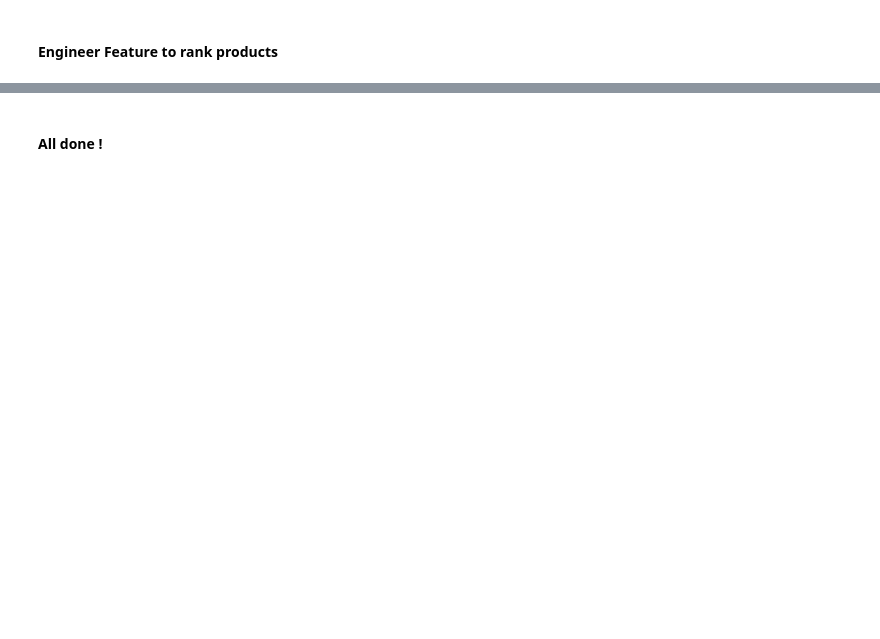
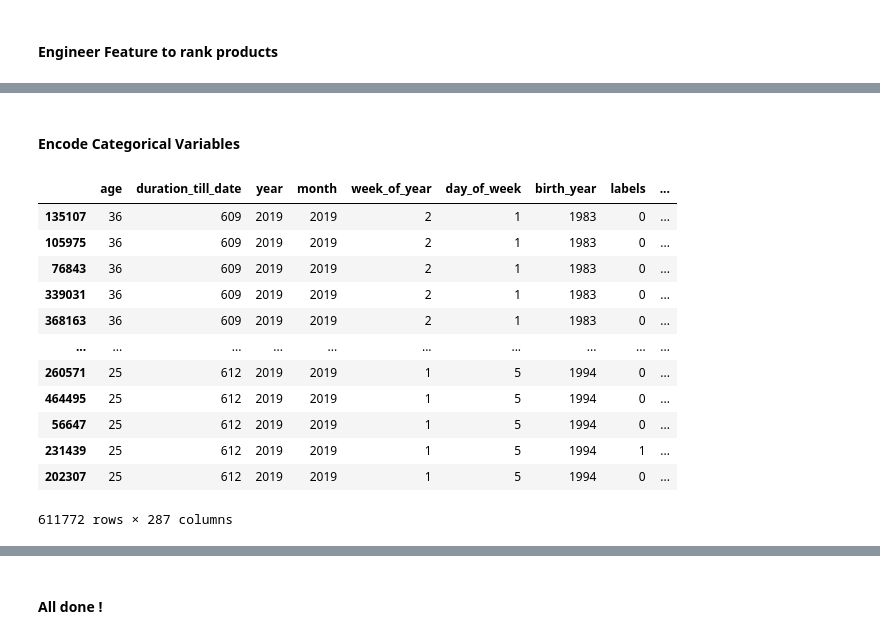
Before and after one commit to Patrick5455/Zimnat-Insurance-Challenge, a Jupyter notebook: modelling_notebook_colab.ipynb, the cells around one changed output, grey strips where cells are left out. Saved outputs shown, nothing was run; the diff lists cells and outputs as text; code cells hidden in the pictures; blank space fills up the shorter version.

```diff
--- a/modelling_notebook_colab.ipynb
+++ b/modelling_notebook_colab.ipynb
@@ -163,0 +162,11 @@ def val_counts(df, columns=[]):
+# %%
+def encode_cat(df:pd.DataFrame, cols_to_drop:list=[]) -> pd.DataFrame:
+  if len(cols_to_drop) > 0:
+    df = df.drop(cols_to_drop, axis=1)
+  obj_columns = df.select_dtypes(include='object').columns
+  for col in obj_columns:
+    if len(df[col].value_counts()) == 2:
+     df = pd.get_dummies(data=df, columns=[col], drop_first=True)
+    else:
+      df = pd.get_dummies(data=df, columns=[col])
+  return df
@@ -726,0 +740,20 @@ test_set_penalize
+# %% [markdown]
+#### Encode Categorical Variables
+# %%
+train_no_penalize_encode = encode_cat(train_set_no_penalize, cols_to_drop=['ID', 'ID X PCODE'])
+# %%
+train_no_penalize_encode
+# %% [output]
+|  | age | duration_till_date | year | month | week_of_year | day_of_week | birth_year | labels | ... |
+| 135107 | 36 | 609 | 2019 | 2019 | 2 | 1 | 1983 | 0 | ... |
+| 105975 | 36 | 609 | 2019 | 2019 | 2 | 1 | 1983 | 0 | ... |
+| 76843 | 36 | 609 | 2019 | 2019 | 2 | 1 | 1983 | 0 | ... |
+| 339031 | 36 | 609 | 2019 | 2019 | 2 | 1 | 1983 | 0 | ... |
+| 368163 | 36 | 609 | 2019 | 2019 | 2 | 1 | 1983 | 0 | ... |
+| ... | ... | ... | ... | ... | ... | ... | ... | ... | ... |
+| 260571 | 25 | 612 | 2019 | 2019 | 1 | 5 | 1994 | 0 | ... |
+| 464495 | 25 | 612 | 2019 | 2019 | 1 | 5 | 1994 | 0 | ... |
+| 56647 | 25 | 612 | 2019 | 2019 | 1 | 5 | 1994 | 0 | ... |
+| 231439 | 25 | 612 | 2019 | 2019 | 1 | 5 | 1994 | 1 | ... |
+| 202307 | 25 | 612 | 2019 | 2019 | 1 | 5 | 1994 | 0 | ... |
+611772 rows × 287 columns
```
Also changed, not shown: parts of 52 cells of this notebook.
